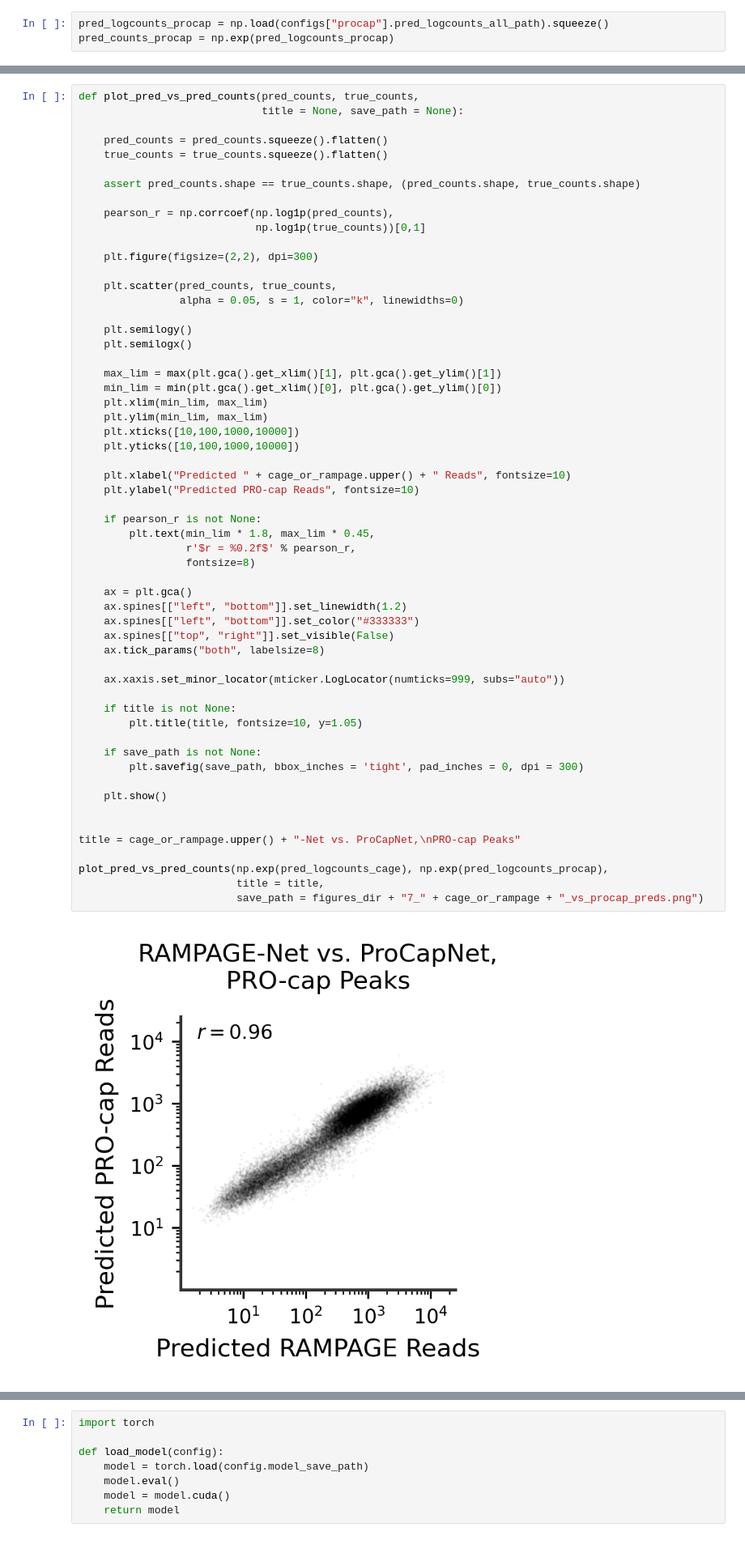
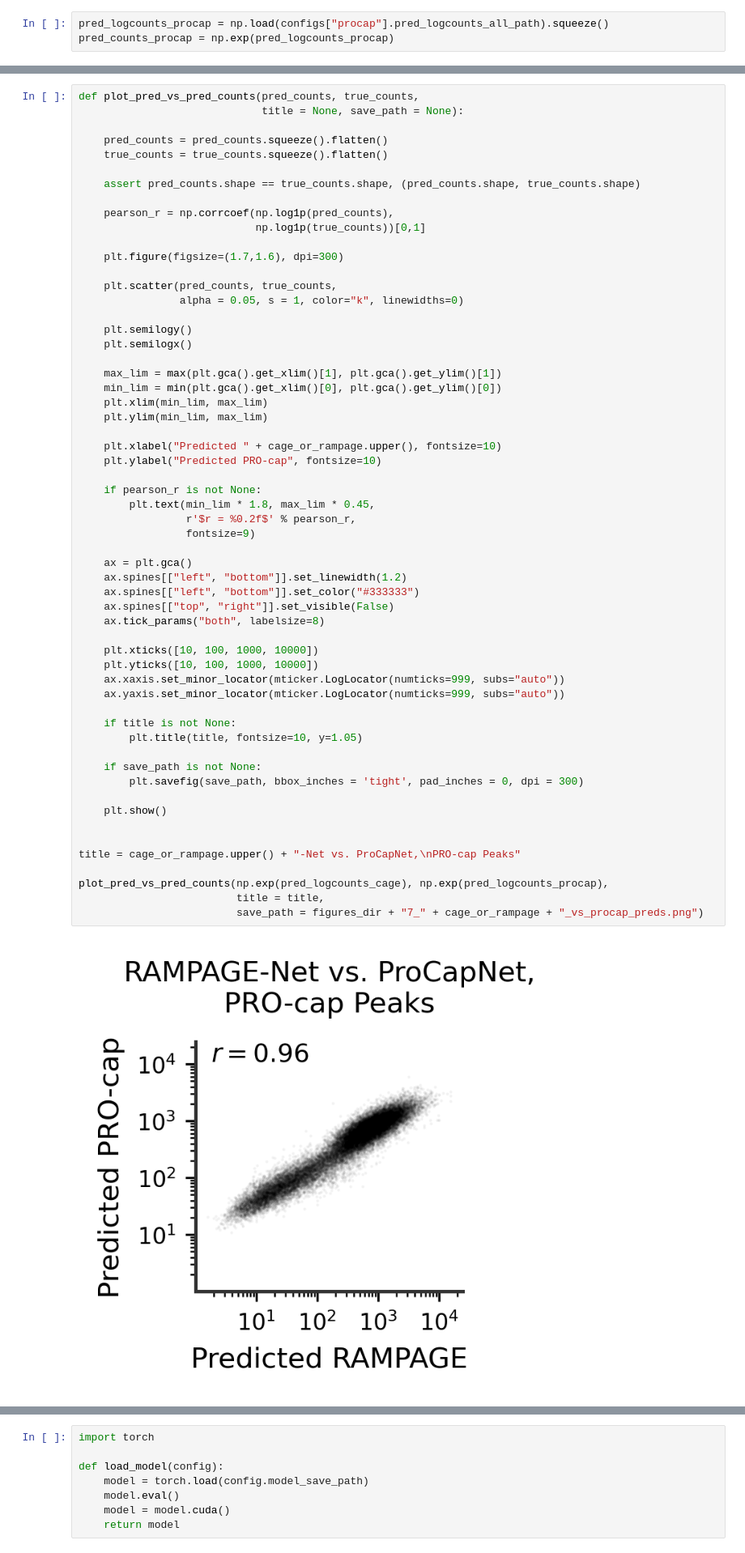
Before and after one commit to kundajelab/ProCapNet, a Jupyter notebook: src/figure_notebooks/Fig7_procap_vs_rampage.ipynb, the cells around one changed output, grey strips where cells are left out. Shown at 81% size. Cells and saved outputs as stored; diff of their text form.

```diff
--- a/src/figure_notebooks/Fig7_procap_vs_rampage.ipynb
+++ b/src/figure_notebooks/Fig7_procap_vs_rampage.ipynb
@@ -347,7 +362,7 @@ def plot_pred_vs_pred_counts(pred_counts, true_counts,
     pearson_r = np.corrcoef(np.log1p(pred_counts),
                             np.log1p(true_counts))[0,1]
 
-    plt.figure(figsize=(2,2), dpi=300)
+    plt.figure(figsize=(1.7,1.6), dpi=300)
 
     plt.scatter(pred_counts, true_counts,
                 alpha = 0.05, s = 1, color="k", linewidths=0)
@@ -359,41 +374,42 @@ def plot_pred_vs_pred_counts(pred_counts, true_counts,
     min_lim = min(plt.gca().get_xlim()[0], plt.gca().get_ylim()[0])
     plt.xlim(min_lim, max_lim)
     plt.ylim(min_lim, max_lim)
-    plt.xticks([10,100,1000,10000])
-    plt.yticks([10,100,1000,10000])
 
-    plt.xlabel("Predicted " + cage_or_rampage.upper() + " Reads", fontsize=10)
-    plt.ylabel("Predicted PRO-cap Reads", fontsize=10)
+    plt.xlabel("Predicted " + cage_or_rampage.upper(), fontsize=10)
+    plt.ylabel("Predicted PRO-cap", fontsize=10)
 
     if pearson_r is not None:
         plt.text(min_lim * 1.8, max_lim * 0.45,
                  r'$r = %0.2f$' % pearson_r,
-                 fontsize=8)
+                 fontsize=9)
 
     ax = plt.gca()
     ax.spines[["left", "bottom"]].set_linewidth(1.2)
     ax.spines[["left", "bottom"]].set_color("#333333")
     ax.spines[["top", "right"]].set_visible(False)
     ax.tick_params("both", labelsize=8)
 
+    plt.xticks([10, 100, 1000, 10000])
+    plt.yticks([10, 100, 1000, 10000])
     ax.xaxis.set_minor_locator(mticker.LogLocator(numticks=999, subs="auto"))
+    ax.yaxis.set_minor_locator(mticker.LogLocator(numticks=999, subs="auto"))
 
     if title is not None:
         plt.title(title, fontsize=10, y=1.05)
 
     if save_path is not None:
         plt.savefig(save_path, bbox_inches = 'tight', pad_inches = 0, dpi = 300)
 
     plt.show()
 
 
 title = cage_or_rampage.upper() + "-Net vs. ProCapNet,\nPRO-cap Peaks"
 
 plot_pred_vs_pred_counts(np.exp(pred_logcounts_cage), np.exp(pred_logcounts_procap),
                          title = title,
                          save_path = figures_dir + "7_" + cage_or_rampage + "_vs_procap_preds.png")
 # %% [output]
-[figure, old version]
+[figure, new version]
 # %%
 def plot_pred_cage_vs_true_procap(pred_counts, true_counts,
                              title = None, save_path = None):
```
Also changed, not shown: parts of 61 cells of this notebook, 7 other files.
